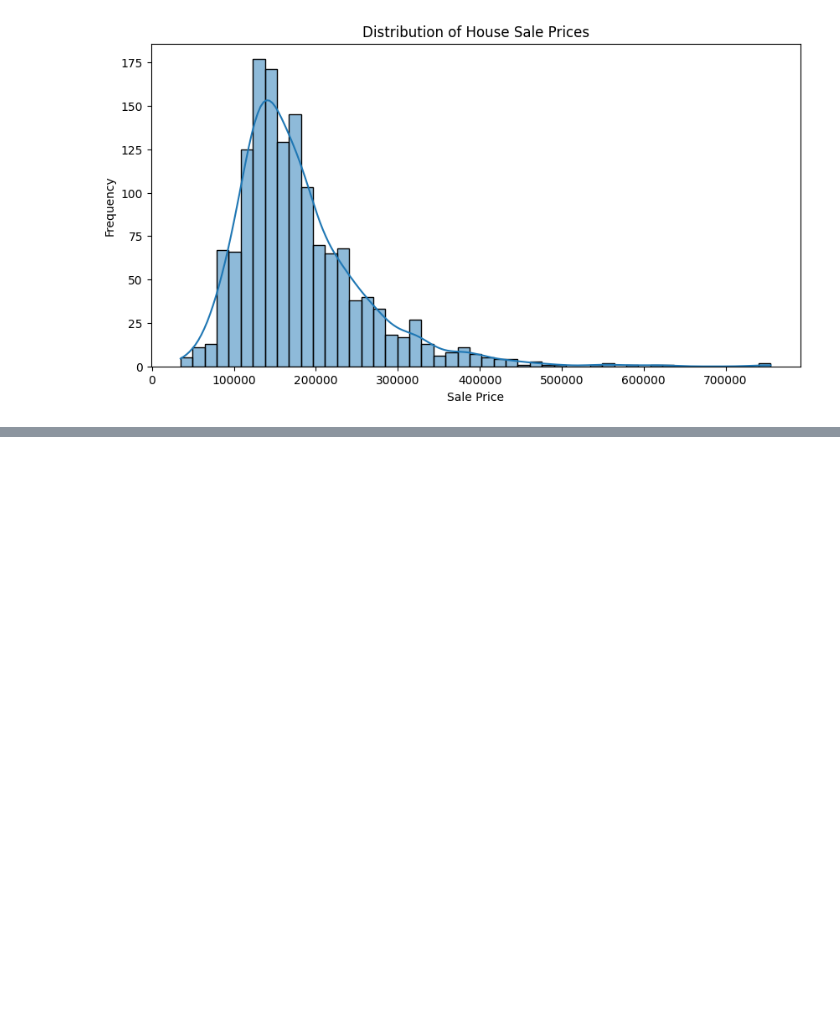
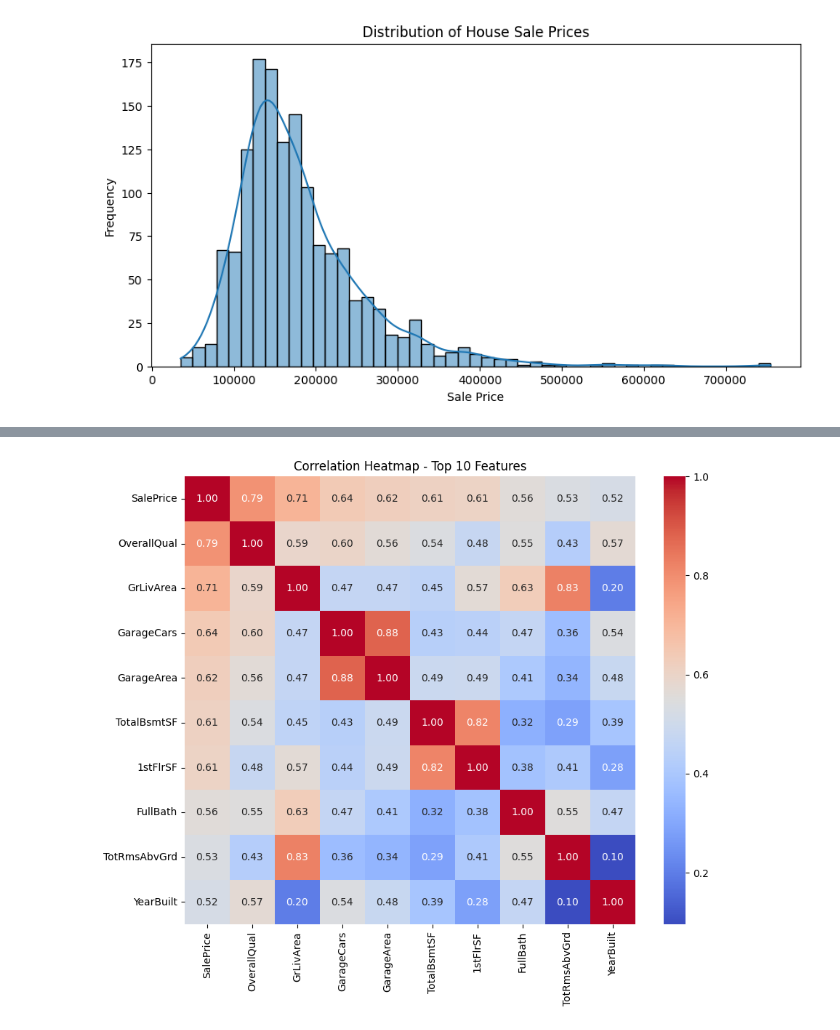
Before and after one commit to biswalprince/house-price-prediction, a Jupyter notebook: notebooks/01-data-loading-and-exploration.ipynb, the cells around one changed output, grey strips where cells are left out. Cells and saved outputs as stored; diff of their text form; code cells hidden in the pictures; blank space fills up the shorter version.

```diff
--- a/notebooks/01-data-loading-and-exploration.ipynb
+++ b/notebooks/01-data-loading-and-exploration.ipynb
@@ -173,0 +233,8 @@ plt.show()
+# %%
+correlation = train.corr(numeric_only=True)
+
+saleprice_corr = correlation['SalePrice'].sort_values(
+    ascending=False
+)
+
+print(saleprice_corr.head(15))
@@ -173,0 +258,16 @@ plt.show()
+# %%
+plt.figure(figsize=(10, 8))
+
+top_features = saleprice_corr.head(10).index
+
+sns.heatmap(
+    train[top_features].corr(),
+    annot=True,
+    cmap='coolwarm',
+    fmt='.2f'
+)
+
+plt.title('Correlation Heatmap - Top 10 Features')
+plt.show()
+# %% [output]
+[figure, added]
```
Also changed, not shown: parts of 8 cells of this notebook.
